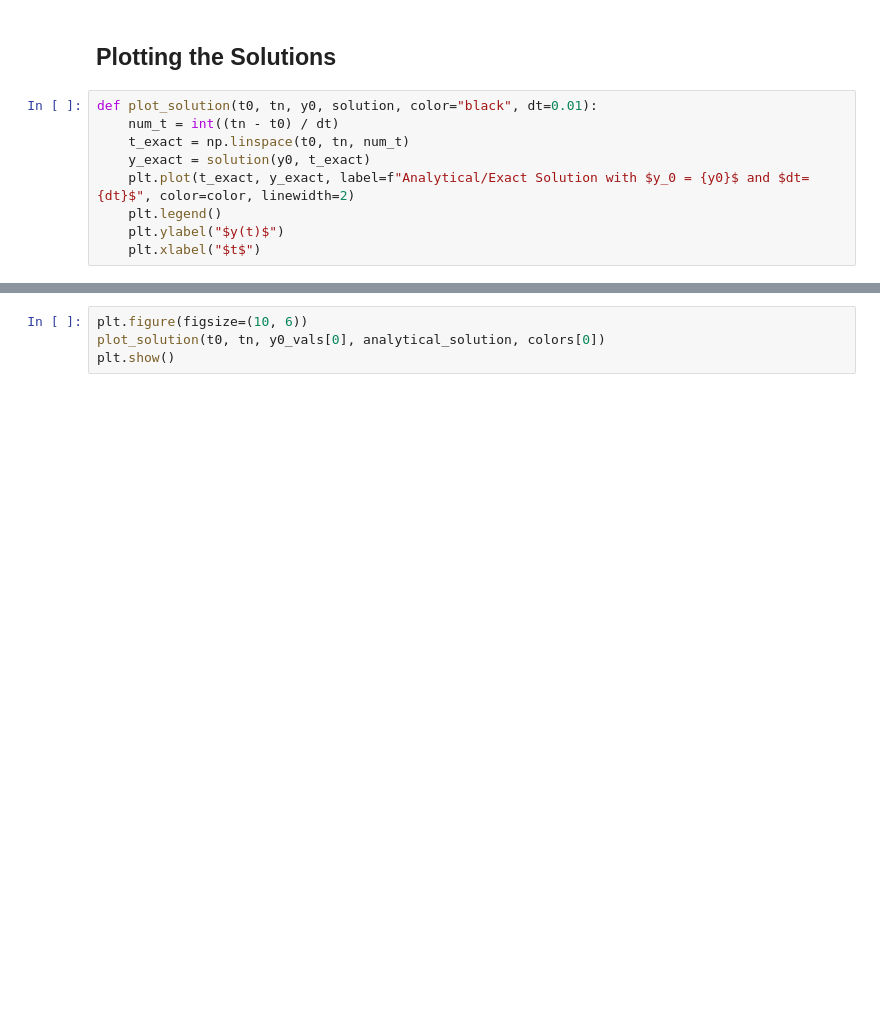
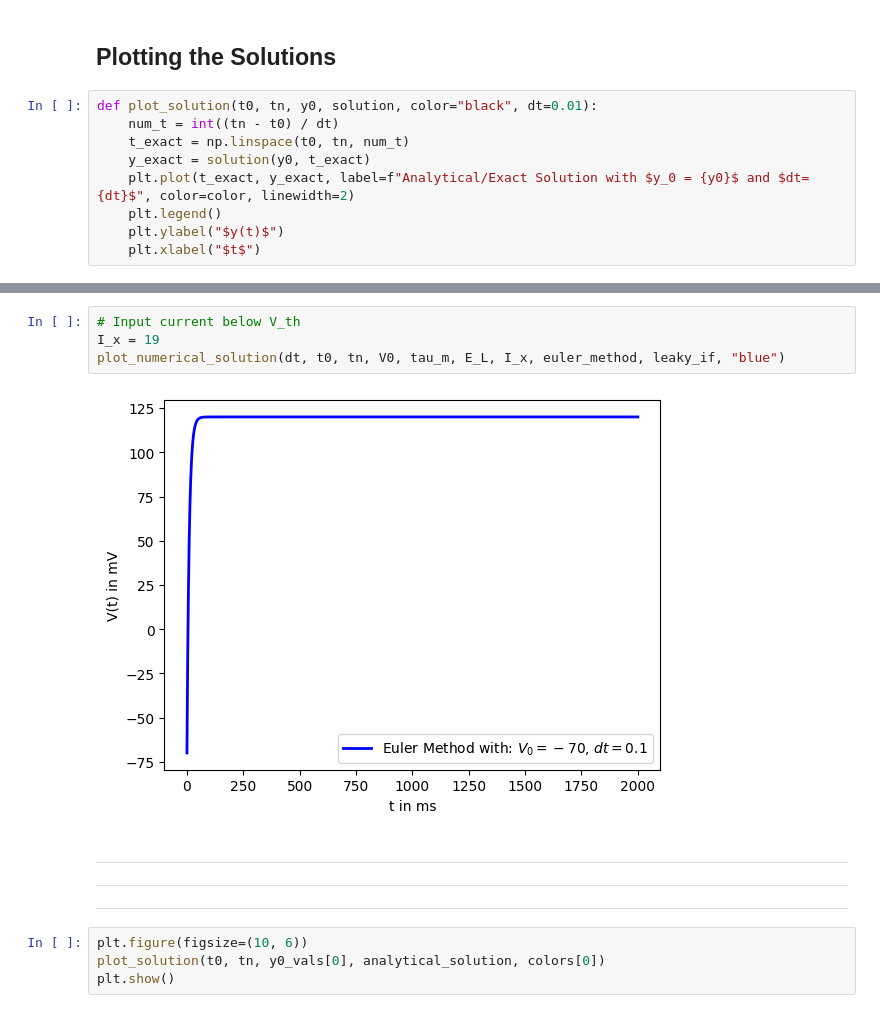
Before and after one commit to abarton51/comp_neuro, a Jupyter notebook: src/hw1/q2.ipynb, the cells around one changed output, grey strips where cells are left out. Drawn from its saved outputs; the diff is of its cells as text; blank space fills up the shorter version.

```diff
--- a/src/hw1/q2.ipynb
+++ b/src/hw1/q2.ipynb
@@ -55,3 +102,13 @@ plot_and_compare_solutions(dt_values, t0, tn, y0_vals[0], analytical_solution, e
+# %%
+# Input current below V_th
+I_x = 19
+plot_numerical_solution(dt, t0, tn, V0, tau_m, E_L, I_x, euler_method, leaky_if, "blue")
+# %% [output]
+[figure, added]
+# %% [markdown]
+***
+***
+***
 # %%
 plt.figure(figsize=(10, 6))
 plot_solution(t0, tn, y0_vals[0], analytical_solution, colors[0])
```
Also changed, not shown: parts of 10 cells of this notebook, 1 other file.
